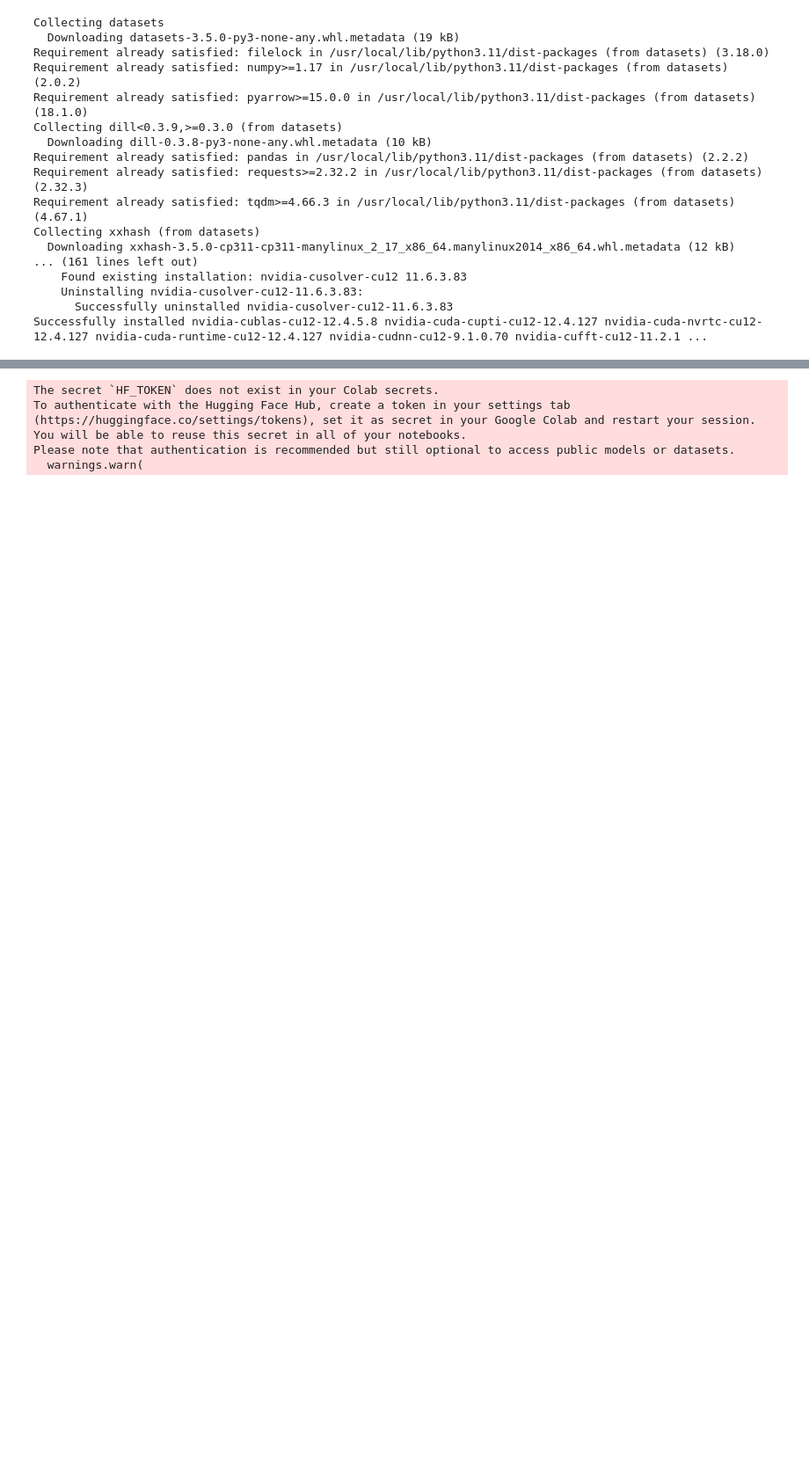
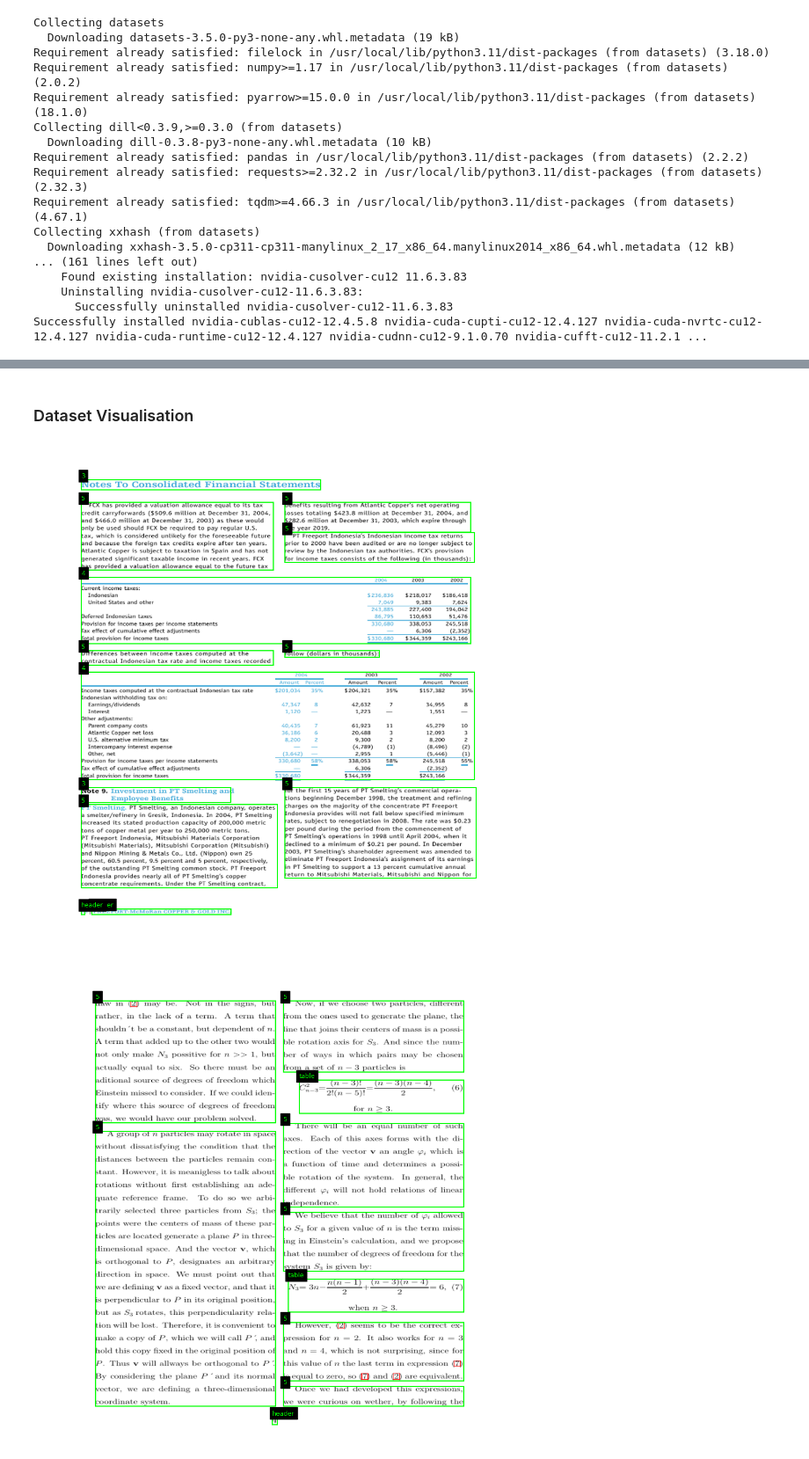
Before and after one commit to Epicguest97/humanAI, a Jupyter notebook: Yolo_finetuning.ipynb, the cells around one changed output, grey strips where cells are left out. Shown at 88% size. Saved outputs shown, nothing was run; the diff lists cells and outputs as text; code cells hidden in the pictures; blank space fills up the shorter version.

```diff
--- a/Yolo_finetuning.ipynb
+++ b/Yolo_finetuning.ipynb
@@ -47,5 +68,5 @@ Sat Mar 29 14:36:57 2025
 # %%
-ds = load_dataset("Epicguest97/DocLayNet3classes")
+ds = load_dataset("Epicguest97/DocLayNet3")
 import os
 import cv2
 
@@ -82,9 +103,31 @@ def save_yolo_labels(data_split, output_dir):
 save_yolo_labels('train', 'dataset')
 save_yolo_labels('val', 'dataset')
 save_yolo_labels('test', 'dataset')
-# %% [output]
-The secret `HF_TOKEN` does not exist in your Colab secrets.
-To authenticate with the Hugging Face Hub, create a token in your settings tab (https://huggingface.co/settings/tokens), set it as secret in your Google Colab and restart your session.
-You will be able to reuse this secret in all of your notebooks.
-Please note that authentication is recommended but still optional to access public models or datasets.
-  warnings.warn(
+# %% [markdown]
+### Dataset Visualisation
+# %%
+def plot_sample_with_labels(example, class_names):
+    img = example['image']
+    bboxes = example['bboxes']
+    labels = example['category_id']  # or whatever your label field is called
+
+    fig, ax = plt.subplots(1, 1, figsize=(10, 10))
+    ax.imshow(img)
+
+    for bbox, label in zip(bboxes, labels):
+        x, y, w, h = bbox
+        rect = patches.Rectangle((x, y), w, h, linewidth=1.5, edgecolor='lime', facecolor='none')
+        ax.add_patch(rect)
+        ax.text(x, y - 5, class_names[label], color='lime', fontsize=9, backgroundcolor='black')
+
+    ax.axis('off')
+    plt.tight_layout()
+    plt.show()
+
+# Example usage:
+class_names = ['text', 'title', 'list', 'table', 'figure', 'header','1','2','3','4','5']
+for i in range(10, 13):
+    plot_sample_with_labels(ds['train'][i], class_names)
+# %% [output]
+[figure, added]
+[figure, added]
```
Also changed, not shown: parts of 9 cells of this notebook.
